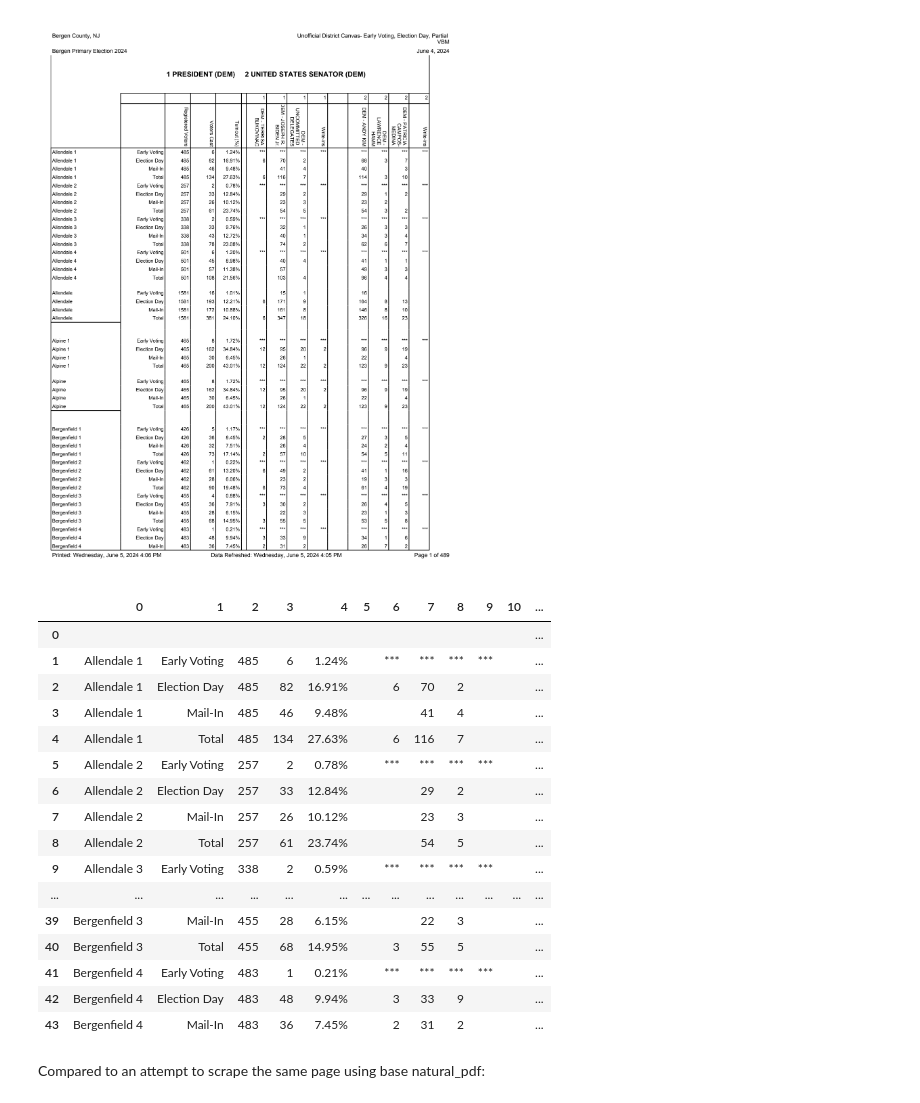
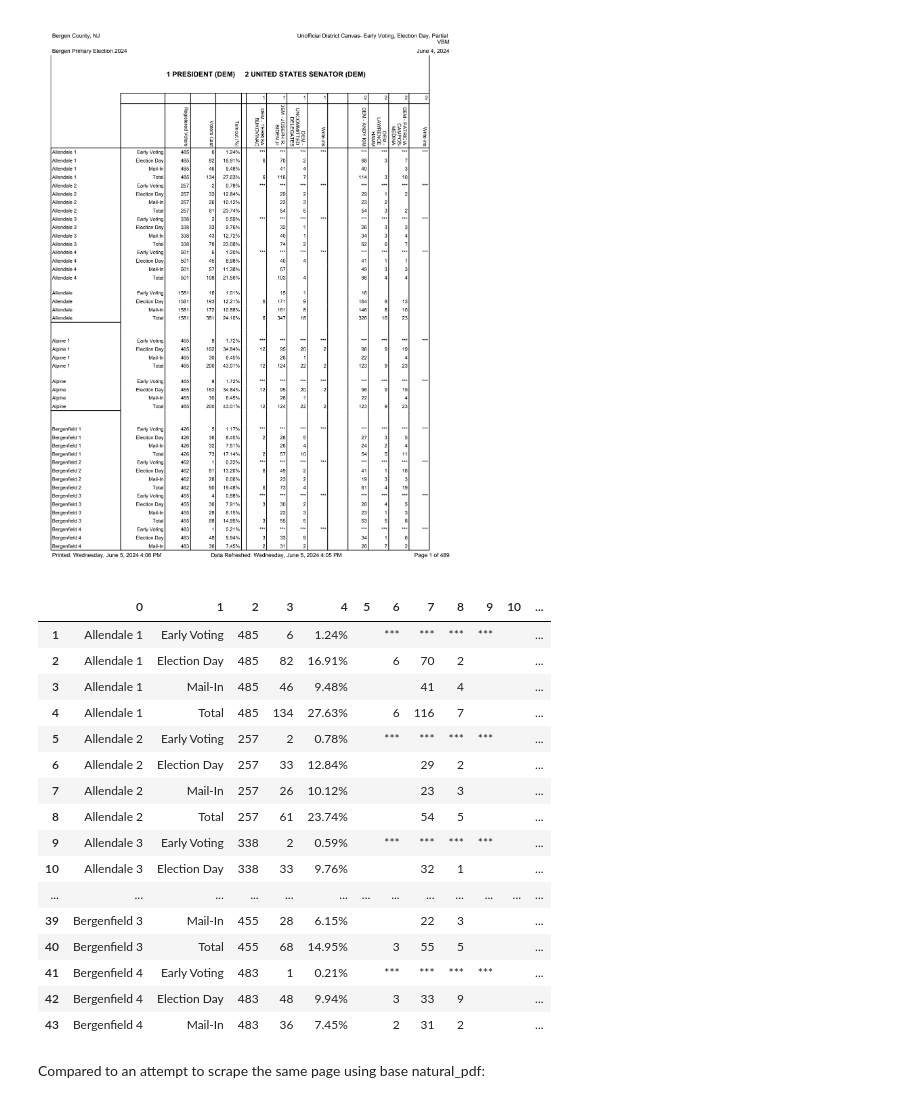
Before and after one commit to declanrjb/naturalpdf-table-delim, a Jupyter notebook: README.ipynb, the cells around one changed output. Saved outputs shown, nothing was run; the diff lists cells and outputs as text; code cells hidden in the pictures.

```diff
--- a/README.ipynb
+++ b/README.ipynb
@@ -36,15 +36,14 @@ page.show()
 # %%
 left_margin = page.create_region(0, 0, 100, page.height)
 
 td.table_delim(page,
     rows = left_margin.find_all('text:regex("\w+[\s0-9]*$")'), # text on the left hand side of the page consisting of at least one world followed by 0 or more digits
     cols = 'line:vertical[height>=20]', # vertical lines of height at least 20
     bbox = {
         'top': page.find('text:contains("Allendale 1")').top # only apply this scrape to the part of the page below the first appearance of PRESIDENT
-    })
+    })[1:]
 # %% [output]
 |  | 0 | 1 | 2 | 3 | 4 | 5 | 6 | 7 | 8 | 9 | 10 | ... |
-| 0 |  |  |  |  |  |  |  |  |  |  |  | ... |
 | 1 | Allendale 1 | Early Voting | 485 | 6 | 1.24% |  | *** | *** | *** | *** |  | ... |
 | 2 | Allendale 1 | Election Day | 485 | 82 | 16.91% |  | 6 | 70 | 2 |  |  | ... |
 | 3 | Allendale 1 | Mail-In | 485 | 46 | 9.48% |  |  | 41 | 4 |  |  | ... |
@@ -54,6 +53,7 @@ td.table_delim(page,
 | 7 | Allendale 2 | Mail-In | 257 | 26 | 10.12% |  |  | 23 | 3 |  |  | ... |
 | 8 | Allendale 2 | Total | 257 | 61 | 23.74% |  |  | 54 | 5 |  |  | ... |
 | 9 | Allendale 3 | Early Voting | 338 | 2 | 0.59% |  | *** | *** | *** | *** |  | ... |
+| 10 | Allendale 3 | Election Day | 338 | 33 | 9.76% |  |  | 32 | 1 |  |  | ... |
 | ... | ... | ... | ... | ... | ... | ... | ... | ... | ... | ... | ... | ... |
 | 39 | Bergenfield 3 | Mail-In | 455 | 28 | 6.15% |  |  | 22 | 3 |  |  | ... |
 | 40 | Bergenfield 3 | Total | 455 | 68 | 14.95% |  | 3 | 55 | 5 |  |  | ... |
```
Also changed, not shown: 1 other file.
